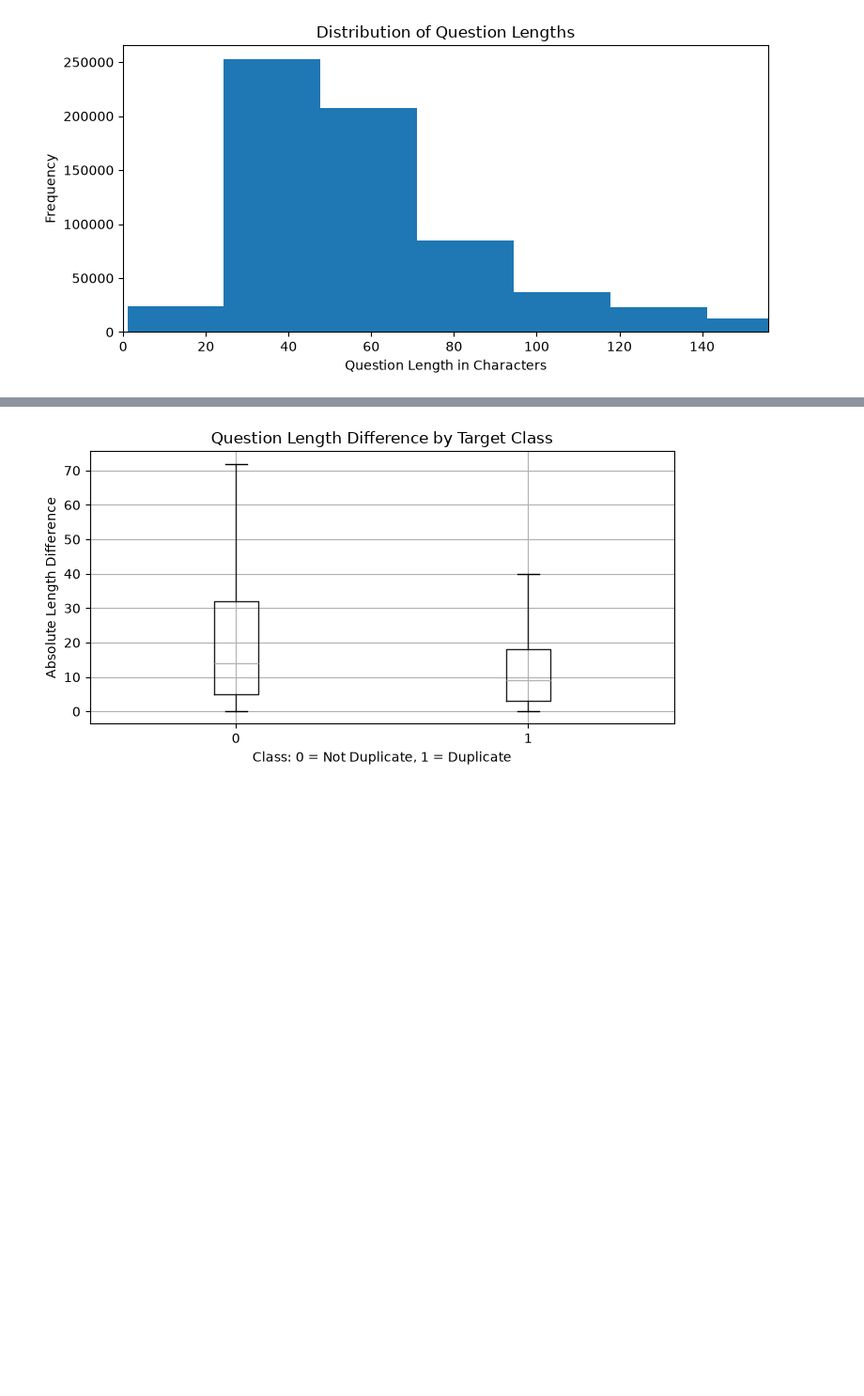
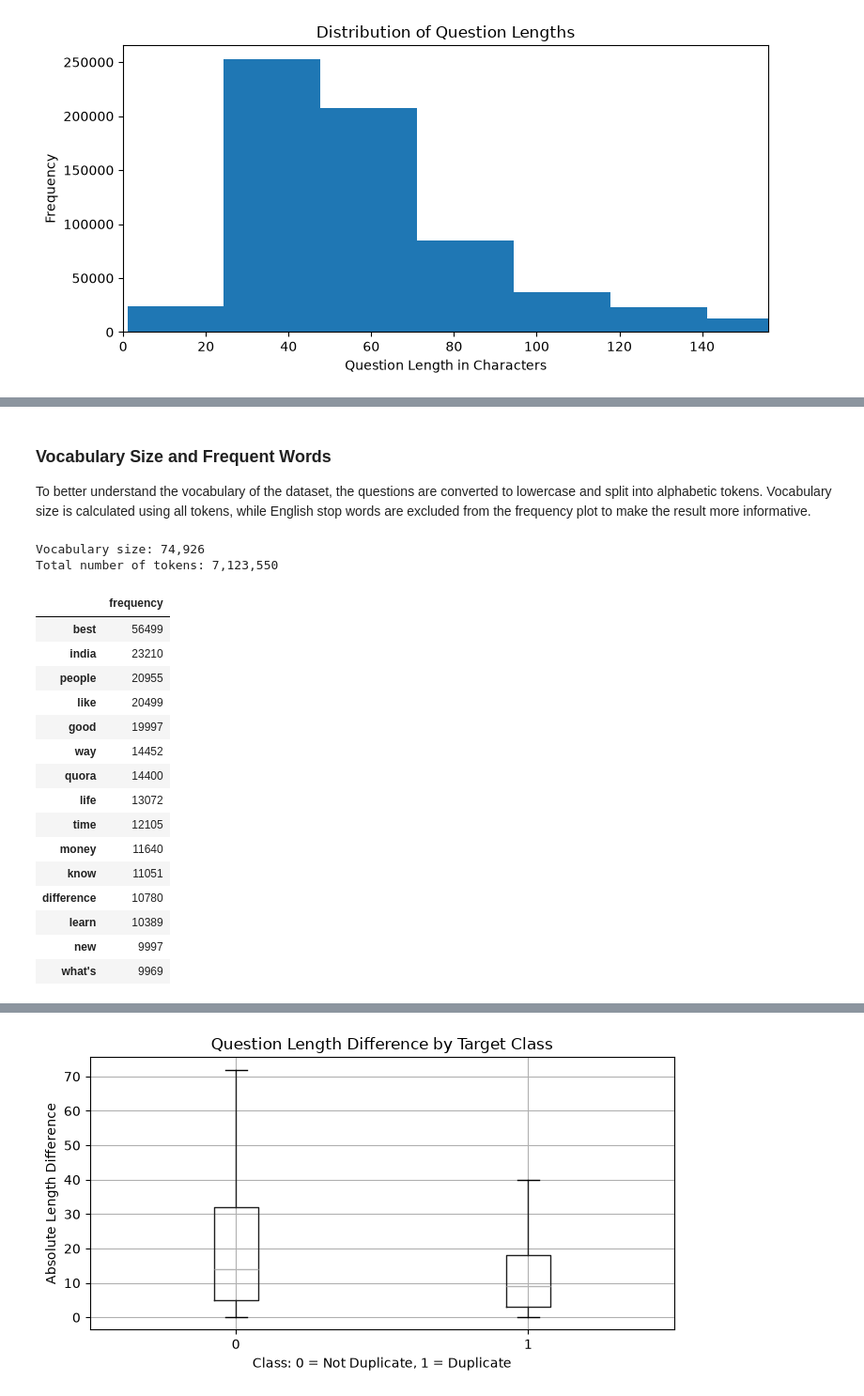
Before and after one commit to DariaDubovska/quora-duplicate-question-detection, a Jupyter notebook: notebooks/01_data_preparation_eda.ipynb, the cells around one changed output, grey strips where cells are left out. Shown at 94% size. Saved outputs shown, nothing was run; the diff lists cells and outputs as text; code cells hidden in the pictures; blank space fills up the shorter version.

```diff
--- a/notebooks/01_data_preparation_eda.ipynb
+++ b/notebooks/01_data_preparation_eda.ipynb
@@ -223,0 +290,52 @@ the 99th percentile to make the main part of the distribution easier to see.**
+# %% [markdown]
+### Vocabulary Size and Frequent Words
+
+To better understand the vocabulary of the dataset, the questions are converted
+to lowercase and split into alphabetic tokens. Vocabulary size is calculated
+using all tokens, while English stop words are excluded from the frequency plot
+to make the result more informative.
+# %%
+token_pattern = re.compile(r"[a-z]+(?:'[a-z]+)?")
+
+token_counts = Counter(
+    token
+    for question in questions.str.lower()
+    for token in token_pattern.findall(question)
+)
+
+print(f"Vocabulary size: {len(token_counts):,}")
+print(f"Total number of tokens: {sum(token_counts.values()):,}")
+# %% [output]
+Vocabulary size: 74,926
+Total number of tokens: 7,123,550
+# %%
+content_word_counts = {
+    word: count
+    for word, count in token_counts.items()
+    if word not in STOP_WORDS and len(word) > 1
+}
+
+top_words = (
+    pd.Series(content_word_counts, name="frequency")
+    .nlargest(15)
+    .sort_values()
+)
+
+top_words.sort_values(ascending=False).to_frame()
+# %% [output]
+|  | frequency |
+| best | 56499 |
+| india | 23210 |
+| people | 20955 |
+| like | 20499 |
+| good | 19997 |
+| way | 14452 |
+| quora | 14400 |
+| life | 13072 |
+| time | 12105 |
+| money | 11640 |
+| know | 11051 |
+| difference | 10780 |
+| learn | 10389 |
+| new | 9997 |
+| what's | 9969 |
```
Also changed, not shown: parts of 15 cells of this notebook, 2 other files.
